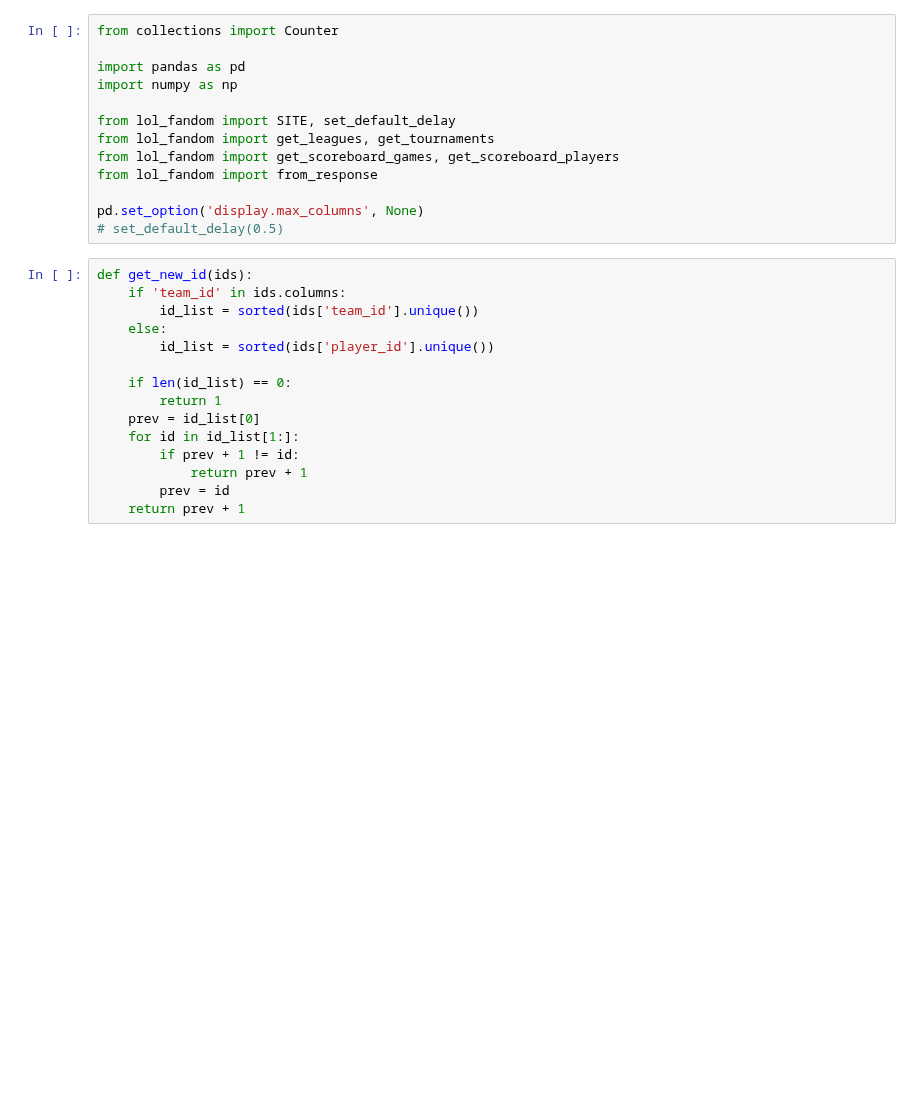
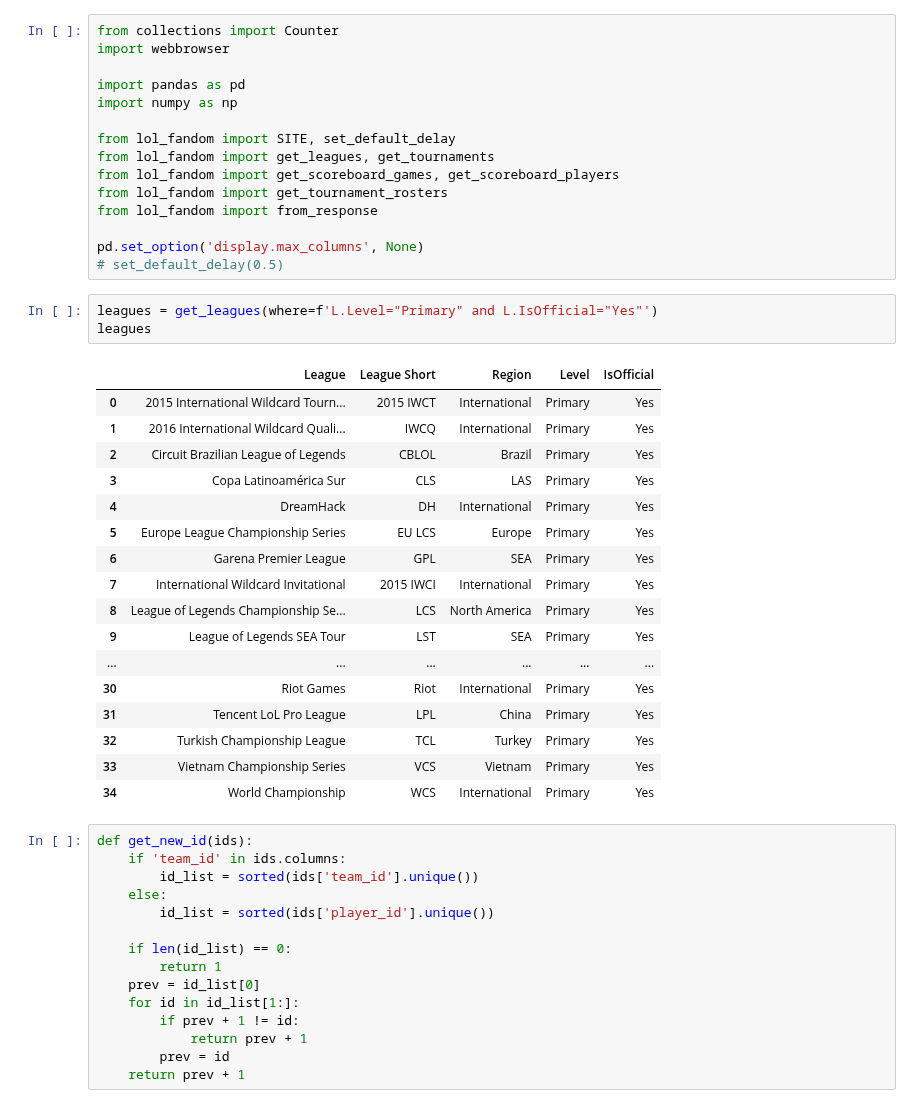
Before and after one commit to posky/LoL-Esports, a Jupyter notebook: parse_matches.ipynb, the cells around one changed output. Drawn from its saved outputs; the diff is of its cells as text; blank space fills up the shorter version.

```diff
--- a/parse_matches.ipynb
+++ b/parse_matches.ipynb
@@ -1,5 +1,6 @@
 # %%
 from collections import Counter
+import webbrowser
 
 import pandas as pd
 import numpy as np
@@ -7,10 +8,32 @@ import numpy as np
 from lol_fandom import SITE, set_default_delay
 from lol_fandom import get_leagues, get_tournaments
 from lol_fandom import get_scoreboard_games, get_scoreboard_players
+from lol_fandom import get_tournament_rosters
 from lol_fandom import from_response
 
 pd.set_option('display.max_columns', None)
 # set_default_delay(0.5)
+# %%
+leagues = get_leagues(where=f'L.Level="Primary" and L.IsOfficial="Yes"')
+leagues
+# %% [output]
+|  | League | League Short | Region | Level | IsOfficial |
+| 0 | 2015 International Wildcard Tourn... | 2015 IWCT | International | Primary | Yes |
+| 1 | 2016 International Wildcard Quali... | IWCQ | International | Primary | Yes |
+| 2 | Circuit Brazilian League of Legends | CBLOL | Brazil | Primary | Yes |
+| 3 | Copa Latinoamérica Sur | CLS | LAS | Primary | Yes |
+| 4 | DreamHack | DH | International | Primary | Yes |
+| 5 | Europe League Championship Series | EU LCS | Europe | Primary | Yes |
+| 6 | Garena Premier League | GPL | SEA | Primary | Yes |
+| 7 | International Wildcard Invitational | 2015 IWCI | International | Primary | Yes |
+| 8 | League of Legends Championship Se... | LCS | North America | Primary | Yes |
+| 9 | League of Legends SEA Tour | LST | SEA | Primary | Yes |
+| ... | ... | ... | ... | ... | ... |
+| 30 | Riot Games | Riot | International | Primary | Yes |
+| 31 | Tencent LoL Pro League | LPL | China | Primary | Yes |
+| 32 | Turkish Championship League | TCL | Turkey | Primary | Yes |
+| 33 | Vietnam Championship Series | VCS | Vietnam | Primary | Yes |
+| 34 | World Championship | WCS | International | Primary | Yes |
 # %%
 def get_new_id(ids):
     if 'team_id' in ids.columns:
```
Also changed, not shown: parts of 18 cells of this notebook.
